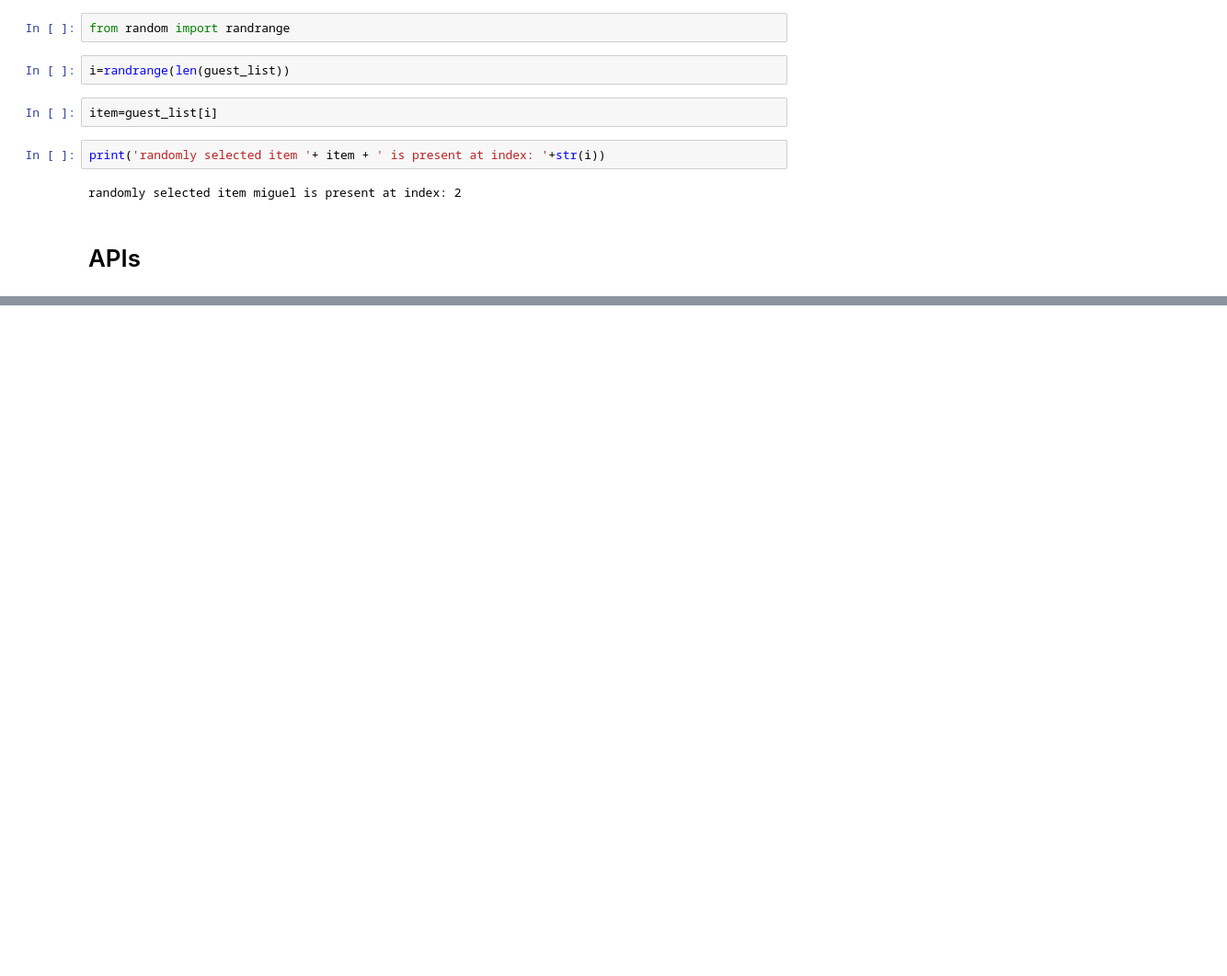
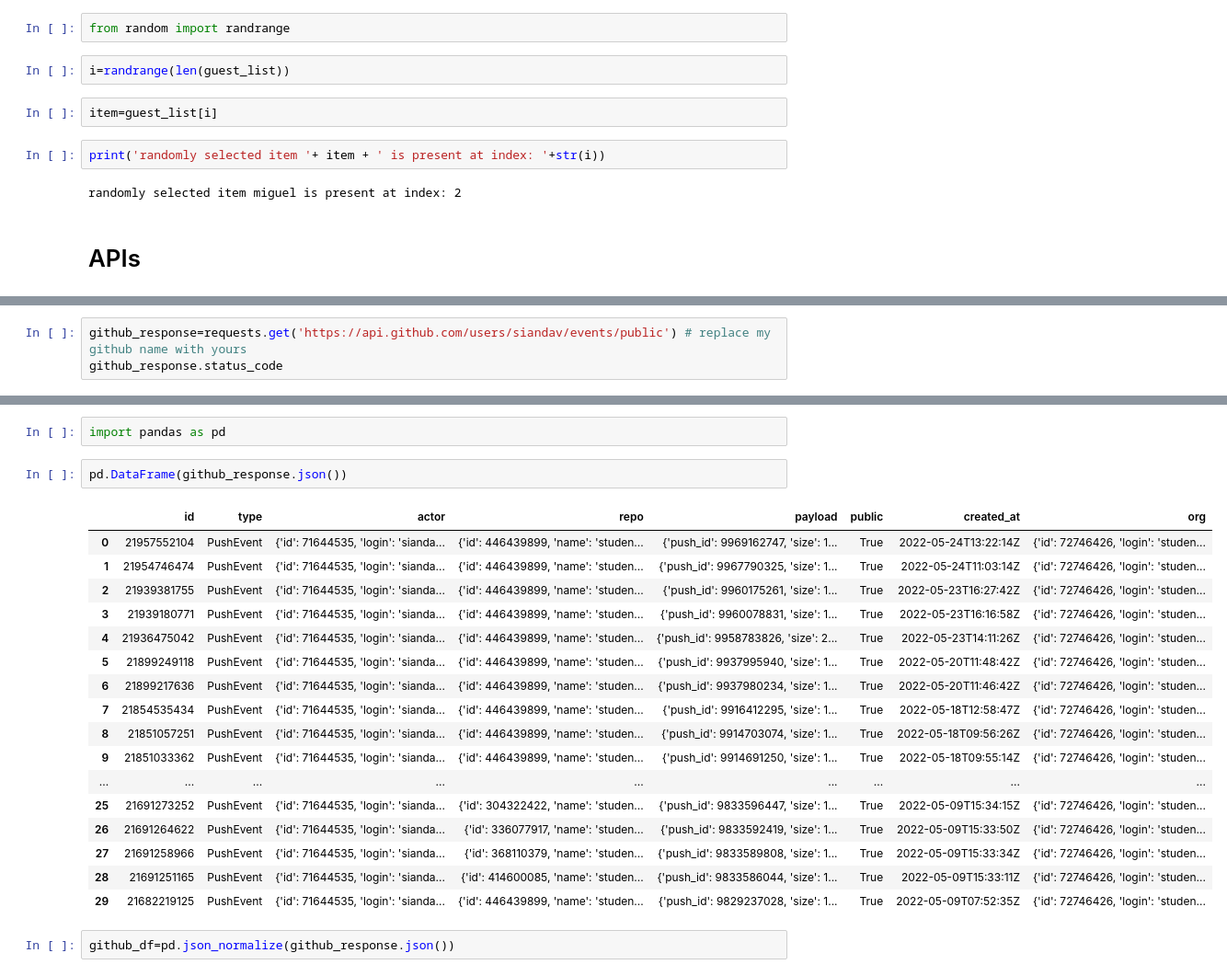
Before and after one commit to student-IH-labs-and-stuff/BCNDATA2022, a Jupyter notebook: ClassMaterials/Week7/sians_notebooks/APIs - user input.ipynb, the cells around one changed output, grey strips where cells are left out. Shown at 92% size. Cells and saved outputs as stored; diff of their text form; blank space fills up the shorter version.

```diff
--- a/ClassMaterials/Week7/sians_notebooks/APIs - user input.ipynb
+++ b/ClassMaterials/Week7/sians_notebooks/APIs - user input.ipynb
@@ -71,0 +90,3 @@ randomly selected item miguel is present at index: 2
+# %%
+github_response=requests.get('https://api.github.com/users/siandav/events/public') # replace my github name with yours
+github_response.status_code
@@ -71,0 +115,24 @@ randomly selected item miguel is present at index: 2
+# %%
+import pandas as pd
+# %%
+pd.DataFrame(github_response.json())
+# %% [output]
+|  | id | type | actor | repo | payload | public | created_at | org |
+| 0 | 21957552104 | PushEvent | {'id': 71644535, 'login': 'sianda... | {'id': 446439899, 'name': 'studen... | {'push_id': 9969162747, 'size': 1... | True | 2022-05-24T13:22:14Z | {'id': 72746426, 'login': 'studen... |
+| 1 | 21954746474 | PushEvent | {'id': 71644535, 'login': 'sianda... | {'id': 446439899, 'name': 'studen... | {'push_id': 9967790325, 'size': 1... | True | 2022-05-24T11:03:14Z | {'id': 72746426, 'login': 'studen... |
+| 2 | 21939381755 | PushEvent | {'id': 71644535, 'login': 'sianda... | {'id': 446439899, 'name': 'studen... | {'push_id': 9960175261, 'size': 1... | True | 2022-05-23T16:27:42Z | {'id': 72746426, 'login': 'studen... |
+| 3 | 21939180771 | PushEvent | {'id': 71644535, 'login': 'sianda... | {'id': 446439899, 'name': 'studen... | {'push_id': 9960078831, 'size': 1... | True | 2022-05-23T16:16:58Z | {'id': 72746426, 'login': 'studen... |
+| 4 | 21936475042 | PushEvent | {'id': 71644535, 'login': 'sianda... | {'id': 446439899, 'name': 'studen... | {'push_id': 9958783826, 'size': 2... | True | 2022-05-23T14:11:26Z | {'id': 72746426, 'login': 'studen... |
+| 5 | 21899249118 | PushEvent | {'id': 71644535, 'login': 'sianda... | {'id': 446439899, 'name': 'studen... | {'push_id': 9937995940, 'size': 1... | True | 2022-05-20T11:48:42Z | {'id': 72746426, 'login': 'studen... |
+| 6 | 21899217636 | PushEvent | {'id': 71644535, 'login': 'sianda... | {'id': 446439899, 'name': 'studen... | {'push_id': 9937980234, 'size': 1... | True | 2022-05-20T11:46:42Z | {'id': 72746426, 'login': 'studen... |
+| 7 | 21854535434 | PushEvent | {'id': 71644535, 'login': 'sianda... | {'id': 446439899, 'name': 'studen... | {'push_id': 9916412295, 'size': 1... | True | 2022-05-18T12:58:47Z | {'id': 72746426, 'login': 'studen... |
+| 8 | 21851057251 | PushEvent | {'id': 71644535, 'login': 'sianda... | {'id': 446439899, 'name': 'studen... | {'push_id': 9914703074, 'size': 1... | True | 2022-05-18T09:56:26Z | {'id': 72746426, 'login': 'studen... |
+| 9 | 21851033362 | PushEvent | {'id': 71644535, 'login': 'sianda... | {'id': 446439899, 'name': 'studen... | {'push_id': 9914691250, 'size': 1... | True | 2022-05-18T09:55:14Z | {'id': 72746426, 'login': 'studen... |
+| ... | ... | ... | ... | ... | ... | ... | ... | ... |
+| 25 | 21691273252 | PushEvent | {'id': 71644535, 'login': 'sianda... | {'id': 304322422, 'name': 'studen... | {'push_id': 9833596447, 'size': 1... | True | 2022-05-09T15:34:15Z | {'id': 72746426, 'login': 'studen... |
+| 26 | 21691264622 | PushEvent | {'id': 71644535, 'login': 'sianda... | {'id': 336077917, 'name': 'studen... | {'push_id': 9833592419, 'size': 1... | True | 2022-05-09T15:33:50Z | {'id': 72746426, 'login': 'studen... |
+| 27 | 21691258966 | PushEvent | {'id': 71644535, 'login': 'sianda... | {'id': 368110379, 'name': 'studen... | {'push_id': 9833589808, 'size': 1... | True | 2022-05-09T15:33:34Z | {'id': 72746426, 'login': 'studen... |
+| 28 | 21691251165 | PushEvent | {'id': 71644535, 'login': 'sianda... | {'id': 414600085, 'name': 'studen... | {'push_id': 9833586044, 'size': 1... | True | 2022-05-09T15:33:11Z | {'id': 72746426, 'login': 'studen... |
+| 29 | 21682219125 | PushEvent | {'id': 71644535, 'login': 'sianda... | {'id': 446439899, 'name': 'studen... | {'push_id': 9829237028, 'size': 1... | True | 2022-05-09T07:52:35Z | {'id': 72746426, 'login': 'studen... |
+# %%
+github_df=pd.json_normalize(github_response.json())
```
Also changed, not shown: parts of 42 cells of this notebook.
